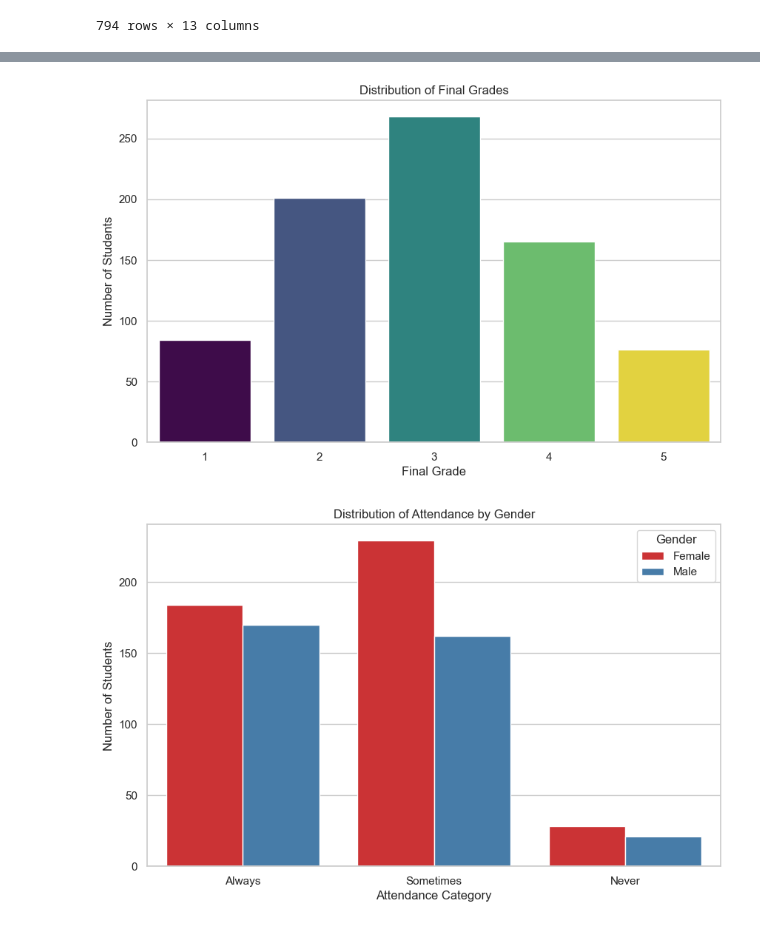
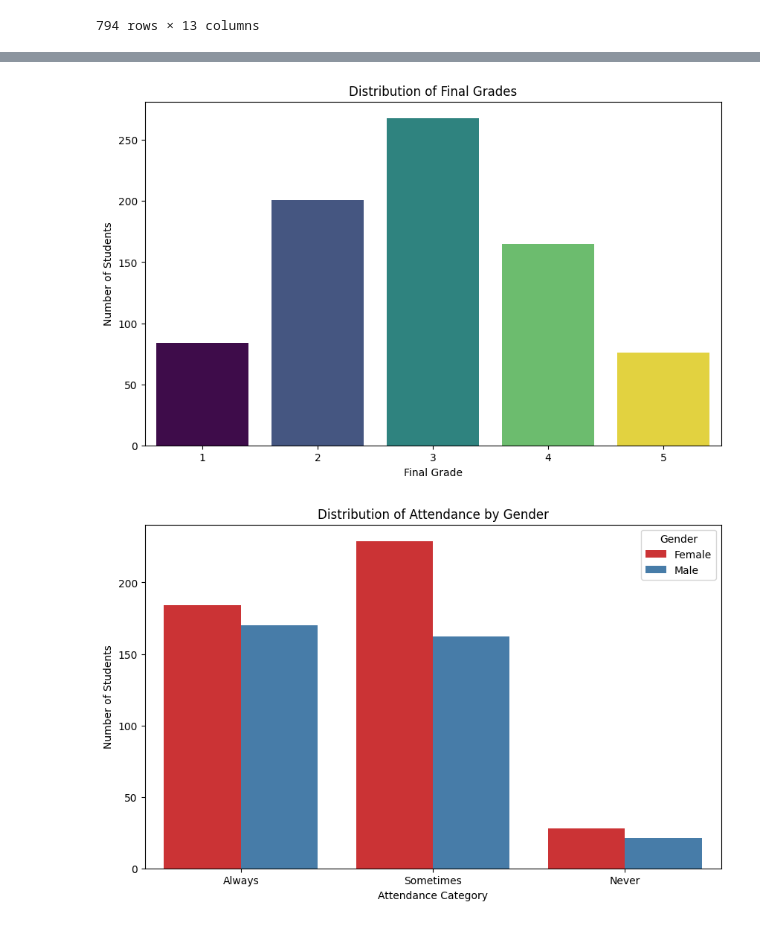
Before and after one commit to TimothyEngCS/Student_Academic_Predictor, a Jupyter notebook: mainProject.ipynb, the cells around one changed output, grey strips where cells are left out. Saved outputs shown, nothing was run; the diff lists cells and outputs as text; code cells hidden in the pictures.

```diff
--- a/mainProject.ipynb
+++ b/mainProject.ipynb
@@ -245,16 +215,16 @@ print(outliers_data)
 # %%
-sns.set(style="whitegrid")
+# Showing a Graph of Distribution of final Grades
 
 # Plot distribution of final grades
 plt.figure(figsize=(10,6))
 sns.countplot(data=merged_df, x='final_grade', hue='final_grade', palette="viridis", legend=False)
 plt.title('Distribution of Final Grades')
 plt.xlabel('Final Grade')
 plt.ylabel('Number of Students')
 plt.xticks(rotation=0)
 plt.show()
 # %% [output]
-[figure, old version]
+[figure, new version]
 # %%
 # Create a count plot for attendance by gender
 plt.figure(figsize=(10, 6))
@@ -268,7 +238,7 @@ plt.xticks(ticks=[0, 1, 2], labels=['Always', 'Sometimes', 'Never'], rotation=0)
 plt.legend(title='Gender', labels=['Female', 'Male'])
 plt.show()
 # %% [output]
-[figure, old version]
+[figure, new version]
 # %%
 # Chart for distribution of gender
 sns.countplot(x='sex', data=merged_df, hue='sex', palette='Set2')
```
Also changed, not shown: parts of 16 cells of this notebook.
